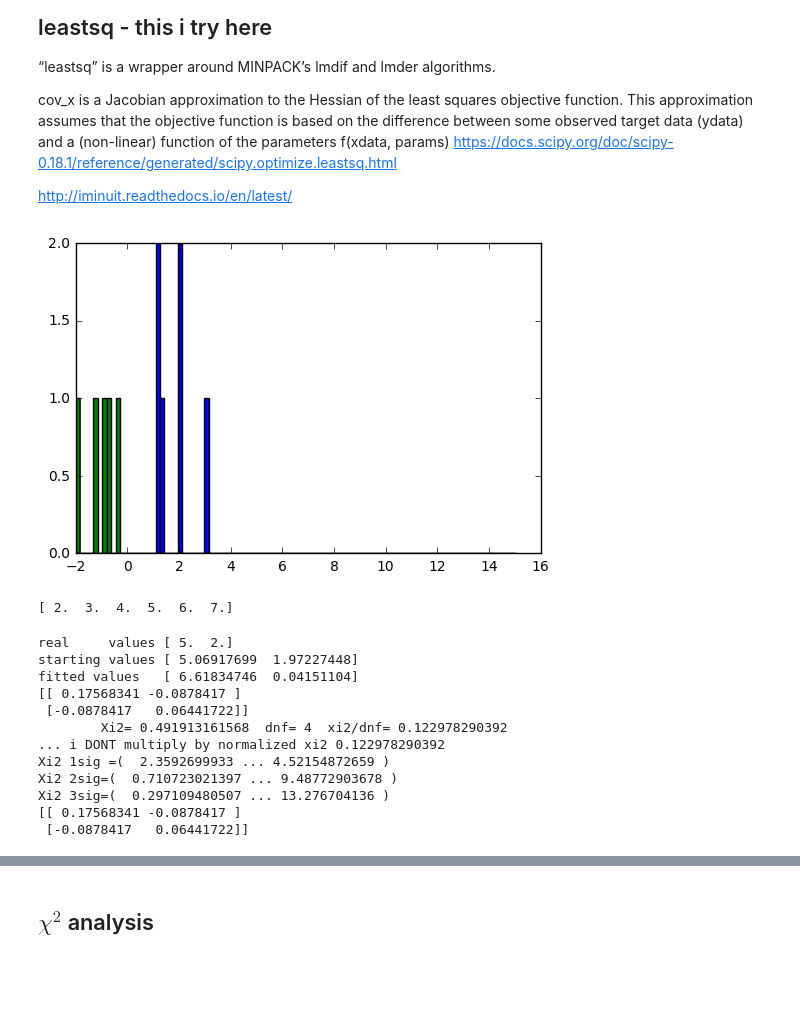
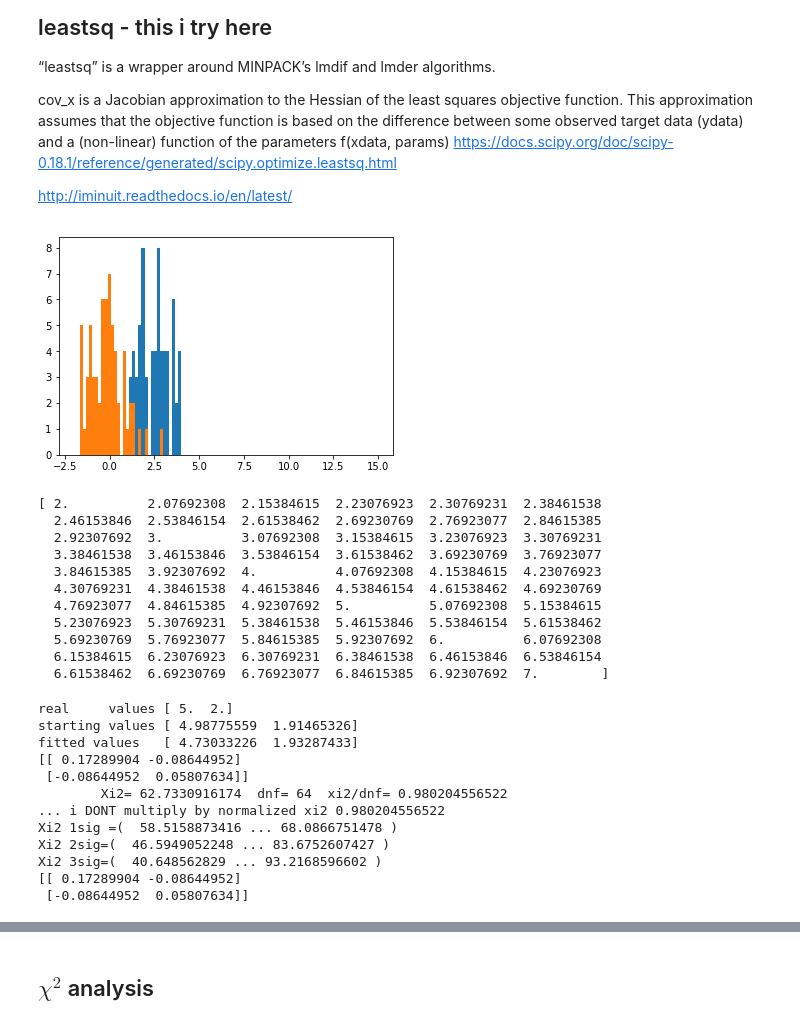
Before and after one commit to jarogames/InstructJupyter, a Jupyter notebook: Matplotlib/random_curve_fit.ipynb, the cells around one changed output, grey strips where cells are left out. Drawn from its saved outputs; the diff is of its cells as text; code cells hidden in the pictures; blank space fills up the shorter version.

```diff
--- a/Matplotlib/random_curve_fit.ipynb
+++ b/Matplotlib/random_curve_fit.ipynb
@@ -18,28 +18,29 @@ http://iminuit.readthedocs.io/en/latest/
 # %%
 %matplotlib inline
 import numpy as np
 from scipy import optimize
 import random
 import matplotlib.pyplot as plt
+import pandas
 
 # These are the true parameters
 p0 = 1.0
 p1 = 1.0
 sigma=1.0
 fasigma=sigma *1.0  #  points are dispersed more than 1sigma
-totalpoints=6
+totalpoints=66
 #pd.Series(100)  #pandas
 li=np.random.random(totalpoints)*3+1
 ga=np.random.normal(0.,  fasigma , totalpoints)
 plt.hist( li,  bins = np.linspace(-2.0, 15, 100))
 plt.hist( ga,  bins = np.linspace(-2.0, 15, 100))
 plt.show()
 #hist=np.histogram(a,   bins=np.linspace(0,6,num=61) )
 #hist
 # %% [output]
-[figure, old version]
+[figure, new version]
 # %%
-# These are initial guesses for fits:
+# These are initial guesses for fits - randomized:
 p0=np.array([ 5.0, 2.0 ])
 pr=np.array([ x+np.random.random()*0.2-0.1 for x in p0 ])
 #print(p0,pr)
@@ -53,7 +54,17 @@ print(yvals)
 yrand=np.array([ y+g for y,g in zip(yvals,ga) ])
 dyrand=np.array([ sigma for x in xvals ])
 # %% [output]
-[ 2.  3.  4.  5.  6.  7.]
+[ 2.          2.07692308  2.15384615  2.23076923  2.30769231  2.38461538
+  2.46153846  2.53846154  2.61538462  2.69230769  2.76923077  2.84615385
+  2.92307692  3.          3.07692308  3.15384615  3.23076923  3.30769231
+  3.38461538  3.46153846  3.53846154  3.61538462  3.69230769  3.76923077
+  3.84615385  3.92307692  4.          4.07692308  4.15384615  4.23076923
+  4.30769231  4.38461538  4.46153846  4.53846154  4.61538462  4.69230769
+  4.76923077  4.84615385  4.92307692  5.          5.07692308  5.15384615
+  5.23076923  5.30769231  5.38461538  5.46153846  5.53846154  5.61538462
+  5.69230769  5.76923077  5.84615385  5.92307692  6.          6.07692308
+  6.15384615  6.23076923  6.30769231  6.38461538  6.46153846  6.53846154
+  6.61538462  6.69230769  6.76923077  6.84615385  6.92307692  7.        ]
 # %%
 #print(xvals )
 #print('origo==',yrand, type(yrand) )
@@ -82,7 +93,7 @@ if (len(yrand) > len(pfit)) and pcov is not None:
         print('... i DONT multiply by normalized xi2',s_sq)
         #pcov = pcov * s_sq
     from scipy.stats import chi2
-    mean, var, skew, kurt = chi2.stats(df, moments='mvsk')
+    mean, var, skew, kurt = chi2.stats(dnf, moments='mvsk')
     print( 'Xi2 1sig =( ', chi2.ppf( 0.33, dnf),'...', chi2.ppf( 0.66, dnf) ,')' )
     print( 'Xi2 2sig=( ', chi2.ppf( 0.05, dnf),'...', chi2.ppf( 0.95, dnf) ,')' )
     print( 'Xi2 3sig=( ', chi2.ppf( 0.01, dnf),'...', chi2.ppf( 0.99, dnf) ,')' )
@@ -92,17 +103,17 @@ error=[]
 print(pcov)
 # %% [output]
 real     values [ 5.  2.]
-starting values [ 5.06917699  1.97227448]
-fitted values   [ 6.61834746  0.04151104]
-[[ 0.17568341 -0.0878417 ]
- [-0.0878417   0.06441722]]
-        Xi2= 0.491913161568  dnf= 4  xi2/dnf= 0.122978290392
-... i DONT multiply by normalized xi2 0.122978290392
-Xi2 1sig =(  2.3592699933 ... 4.52154872659 )
-Xi2 2sig=(  0.710723021397 ... 9.48772903678 )
-Xi2 3sig=(  0.297109480507 ... 13.276704136 )
-[[ 0.17568341 -0.0878417 ]
- [-0.0878417   0.06441722]]
+starting values [ 4.98775559  1.91465326]
+fitted values   [ 4.73033226  1.93287433]
+[[ 0.17289904 -0.08644952]
+ [-0.08644952  0.05807634]]
+        Xi2= 62.7330916174  dnf= 64  xi2/dnf= 0.980204556522
+... i DONT multiply by normalized xi2 0.980204556522
+Xi2 1sig =(  58.5158873416 ... 68.0866751478 )
+Xi2 2sig=(  46.5949052248 ... 83.6752607427 )
+Xi2 3sig=(  40.648562829 ... 93.2168596602 )
+[[ 0.17289904 -0.08644952]
+ [-0.08644952  0.05807634]]
 # %%
 error=[]
 for i in range(len(pfit)):
```
Also changed, not shown: parts of 2 cells of this notebook, 6 other files.
